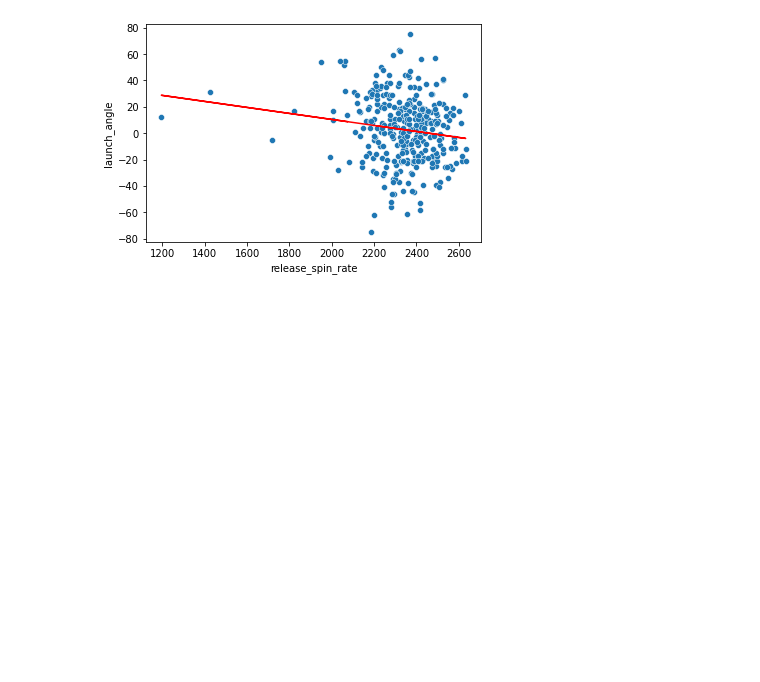
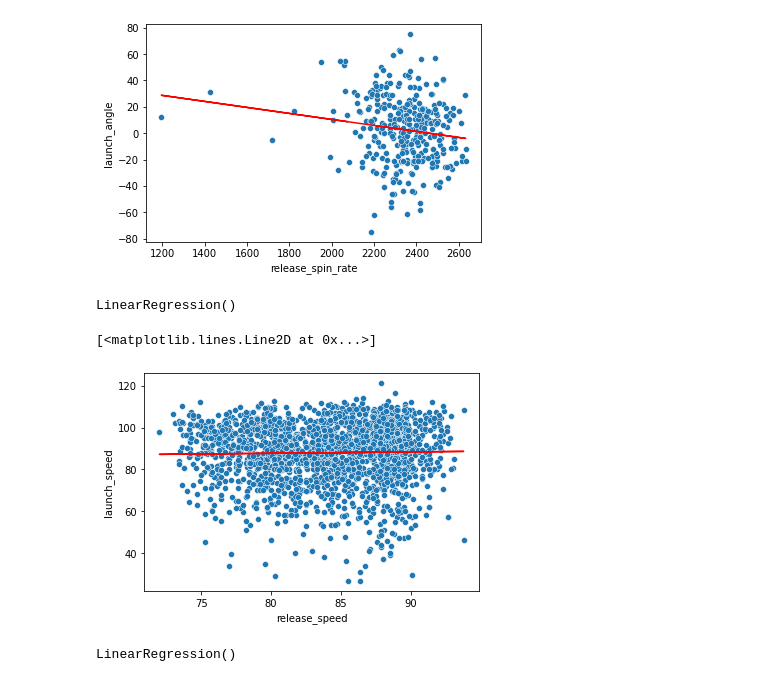
Before and after one commit to TheEvergreenStateCollege/week-3-chinchillabob, a Jupyter notebook: Gonzales_Marco.ipynb, the cells around one changed output. Cells and saved outputs as stored; diff of their text form; code cells hidden in the pictures; blank space fills up the shorter version.

```diff
--- a/Gonzales_Marco.ipynb
+++ b/Gonzales_Marco.ipynb
@@ -108,3 +108,23 @@ plt.plot(hit_Curve['release_spin_rate'], predicted_launch_angle, color='r')
 # %% [output]
 [<matplotlib.lines.Line2D at 0x...>]
 [figure]
+# %%
+hits = df[df['type']=='X']
+hits = hits.dropna(subset=['launch_speed', 'launch_angle'])
+release_speed_vs_launch_speed_model = LinearRegression()
+release_speed_vs_launch_speed_model.fit(X=hits[['release_speed']], y=hits['launch_speed'])
+# %% [output]
+LinearRegression()
+# %%
+prediction_launch_speed = release_speed_vs_launch_speed_model.predict(hits[['release_speed']])
+sns.scatterplot(x='release_speed', y ='launch_speed', data= hits)
+plt.plot(hits['release_speed'], prediction_launch_speed, color = 'r')
+# %% [output]
+[<matplotlib.lines.Line2D at 0x...>]
+[figure, added]
+# %%
+desired_columns = ['release_speed', 'launch_angle']
+model_many = LinearRegression()
+model_many.fit(X=hits[desired_columns], y=hits['launch_speed'])
+# %% [output]
+LinearRegression()
```
Also changed, not shown: parts of 1 cell of this notebook.
